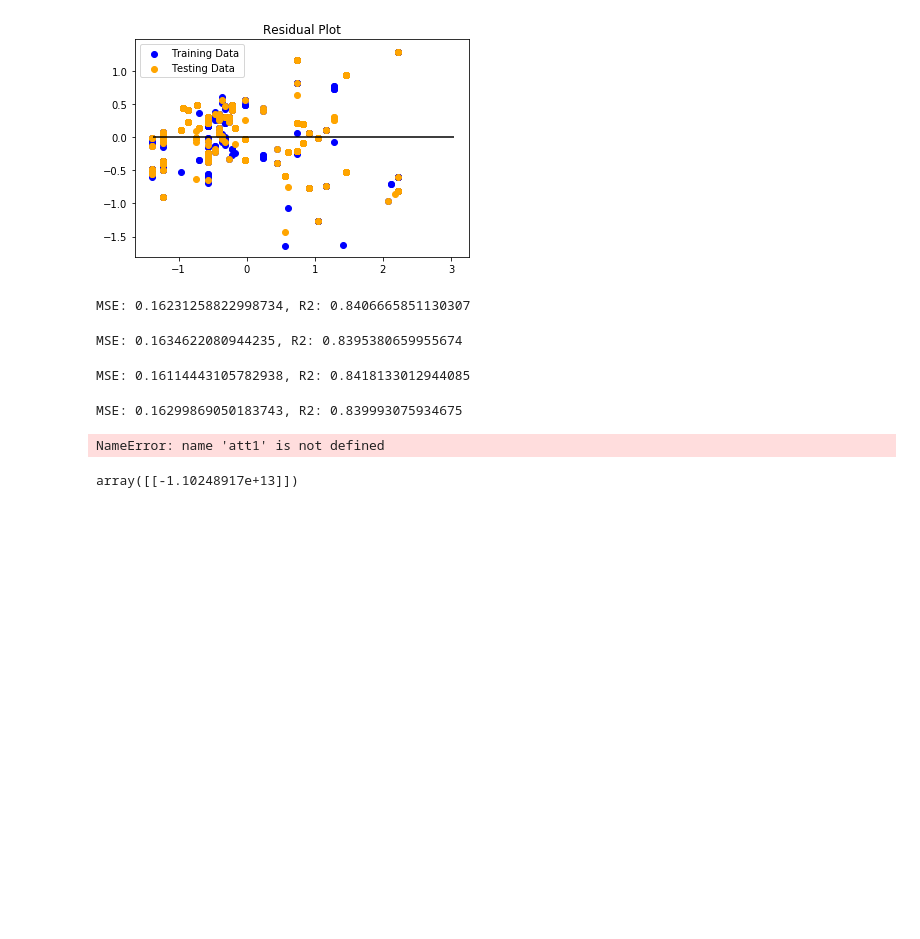
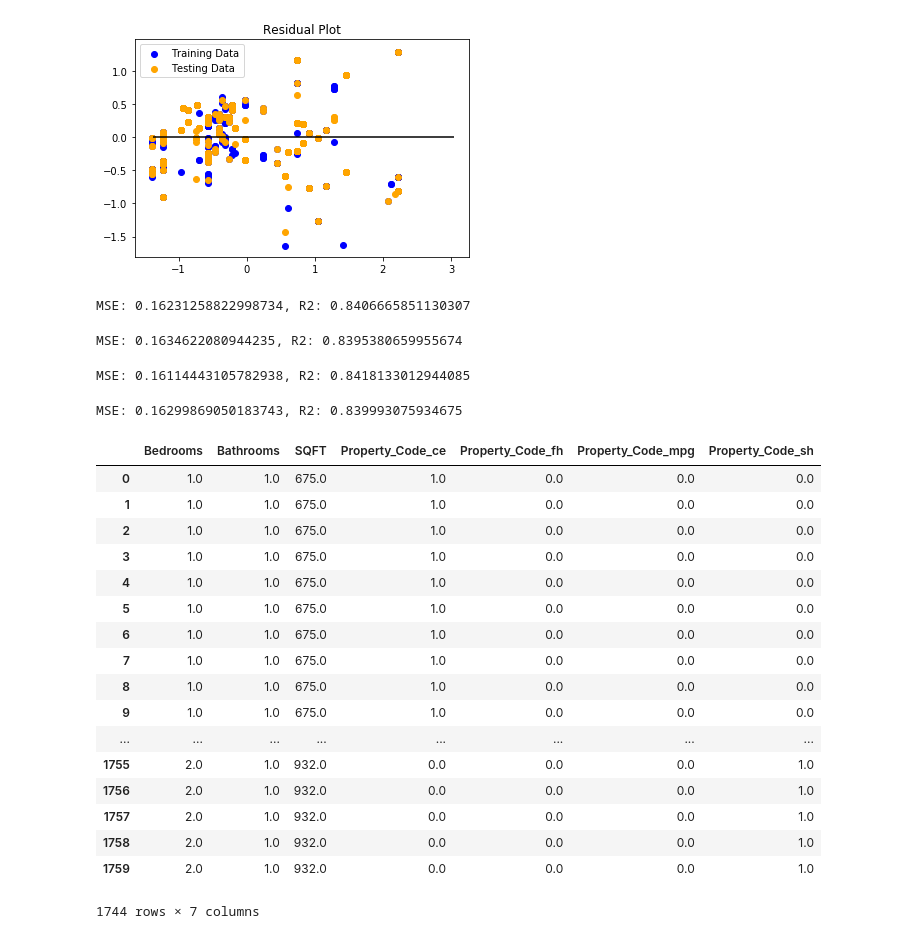
Before and after one commit to richinohio/Final_Project, a Jupyter notebook: data/Linear_rent_predictor_final.ipynb, the cells around one changed output. Cells and saved outputs as stored; diff of their text form; code cells hidden in the pictures; blank space fills up the shorter version.

```diff
--- a/data/Linear_rent_predictor_final.ipynb
+++ b/data/Linear_rent_predictor_final.ipynb
@@ -289,8 +289,3 @@ def prediction_lin(Property_Code, Bedrooms, Bathrooms,SQFT):
     predict_lin = trained_model_lin.predict(test_lin)[0]
     result_lin="${:,.2f}".format(predict_lin)
     return result_lin
-# %%
-rent_pred = prediction_lin(att1,att2,att3,att4)
-rent_pred
-# %% [output]
-NameError: name 'att1' is not defined
@@ -299,4 +292,21 @@ prediction2 = model.predict([[0.0,0.0,0.0,1.0,2.0,1.5,1006.0]])
-# %%
-prediction2
-# %% [output]
-array([[-1.10248917e+13]])
+# %%
+rent_encoded
+# %% [output]
+|  | Bedrooms | Bathrooms | SQFT | Property_Code_ce | Property_Code_fh | Property_Code_mpg | Property_Code_sh |
+| 0 | 1.0 | 1.0 | 675.0 | 1.0 | 0.0 | 0.0 | 0.0 |
+| 1 | 1.0 | 1.0 | 675.0 | 1.0 | 0.0 | 0.0 | 0.0 |
+| 2 | 1.0 | 1.0 | 675.0 | 1.0 | 0.0 | 0.0 | 0.0 |
+| 3 | 1.0 | 1.0 | 675.0 | 1.0 | 0.0 | 0.0 | 0.0 |
+| 4 | 1.0 | 1.0 | 675.0 | 1.0 | 0.0 | 0.0 | 0.0 |
+| 5 | 1.0 | 1.0 | 675.0 | 1.0 | 0.0 | 0.0 | 0.0 |
+| 6 | 1.0 | 1.0 | 675.0 | 1.0 | 0.0 | 0.0 | 0.0 |
+| 7 | 1.0 | 1.0 | 675.0 | 1.0 | 0.0 | 0.0 | 0.0 |
+| 8 | 1.0 | 1.0 | 675.0 | 1.0 | 0.0 | 0.0 | 0.0 |
+| 9 | 1.0 | 1.0 | 675.0 | 1.0 | 0.0 | 0.0 | 0.0 |
+| ... | ... | ... | ... | ... | ... | ... | ... |
+| 1755 | 2.0 | 1.0 | 932.0 | 0.0 | 0.0 | 0.0 | 1.0 |
+| 1756 | 2.0 | 1.0 | 932.0 | 0.0 | 0.0 | 0.0 | 1.0 |
+| 1757 | 2.0 | 1.0 | 932.0 | 0.0 | 0.0 | 0.0 | 1.0 |
+| 1758 | 2.0 | 1.0 | 932.0 | 0.0 | 0.0 | 0.0 | 1.0 |
+| 1759 | 2.0 | 1.0 | 932.0 | 0.0 | 0.0 | 0.0 | 1.0 |
+1744 rows × 7 columns
```
Also changed, not shown: parts of 2 cells of this notebook, 5 other files.
